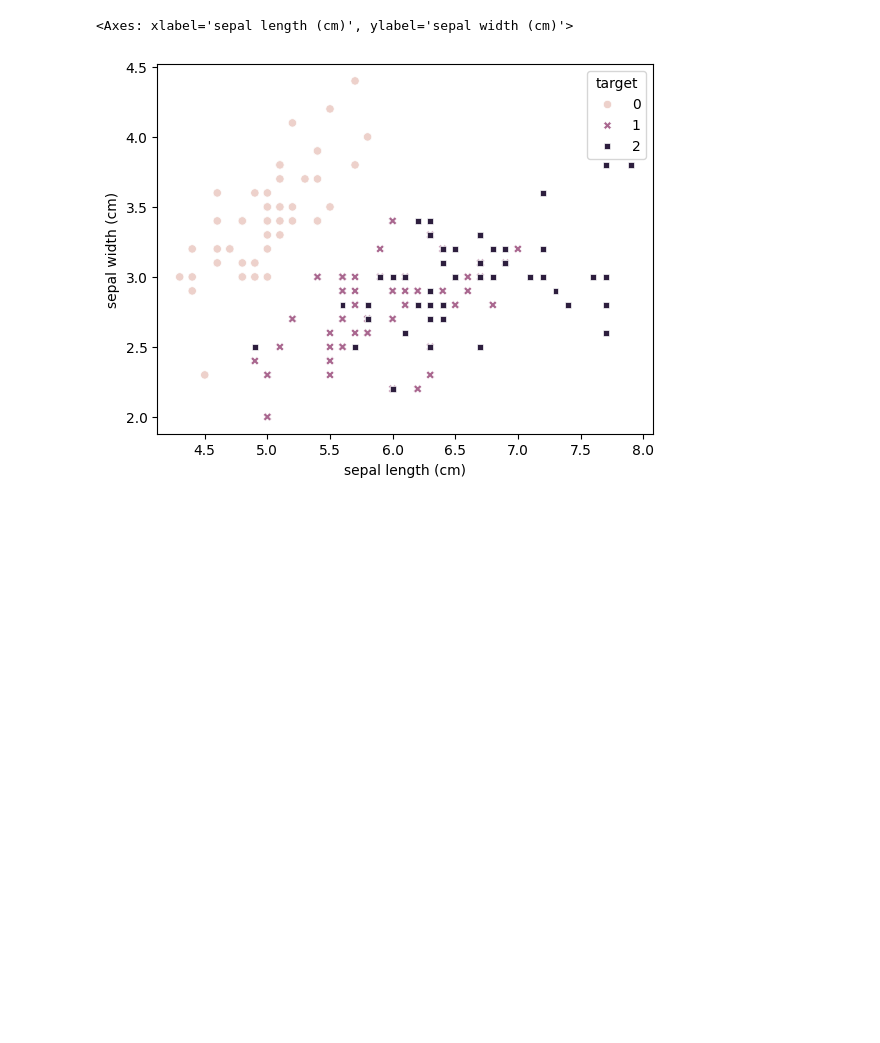
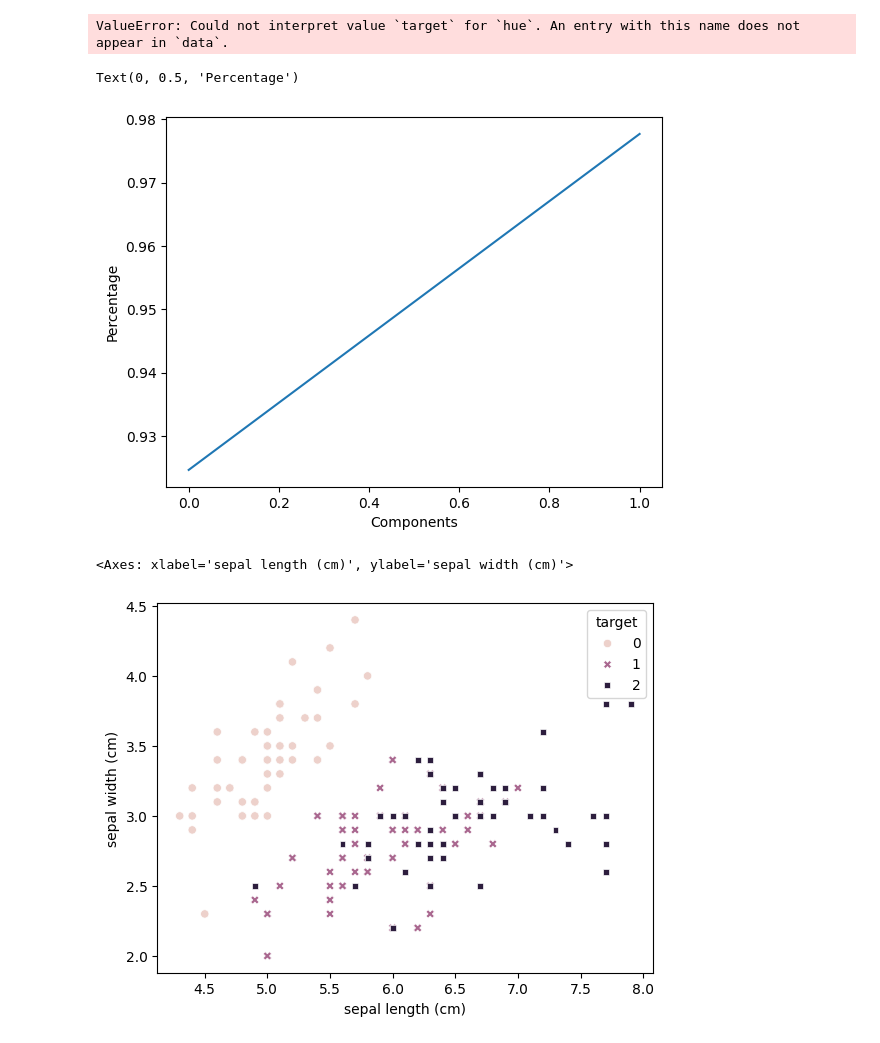
Before and after one commit to Comment-XD/Scikit-Learn-Fundamentals, a Jupyter notebook: SciKit-Data Science/Data Analyization/PCA.ipynb, the cells around one changed output. Drawn from its saved outputs; the diff is of its cells as text; code cells hidden in the pictures; blank space fills up the shorter version.

```diff
--- a/SciKit-Data Science/Data Analyization/PCA.ipynb
+++ b/SciKit-Data Science/Data Analyization/PCA.ipynb
@@ -41,0 +37,5 @@ y = iris_data["target"]
+# %%
+num_components = 2
+pca = PCA(n_components=num_components, svd_solver='randomized')
+pca.fit(X)
+pca.transform(X)
@@ -42,3 +60,16 @@ y = iris_data["target"]
+# %%
+pca_data = pd.DataFrame(pca.fit_transform(X), columns=[f"Principal Component {i}" for i in range(num_components)])
+
+sns.scatterplot(pca_data, x="Principal Component 0", y="Principal Component 1",  hue="target", style="target")
+# %% [output]
+ValueError: Could not interpret value `target` for `hue`. An entry with this name does not appear in `data`.
+# %%
+plt.plot(np.cumsum(pca.explained_variance_ratio_))
+plt.xlabel("Components")
+plt.ylabel("Percentage")
+# %% [output]
+Text(0, 0.5, 'Percentage')
+[figure, added]
 # %%
 X_train, X_test, y_train, y_test = train_test_split(X,y, test_size=0.2, random_state=42)
 sns.scatterplot(data=iris_data, x="sepal length (cm)", y="sepal width (cm)", hue="target", style="target")
```
Also changed, not shown: parts of 9 cells of this notebook, 1 other file.
